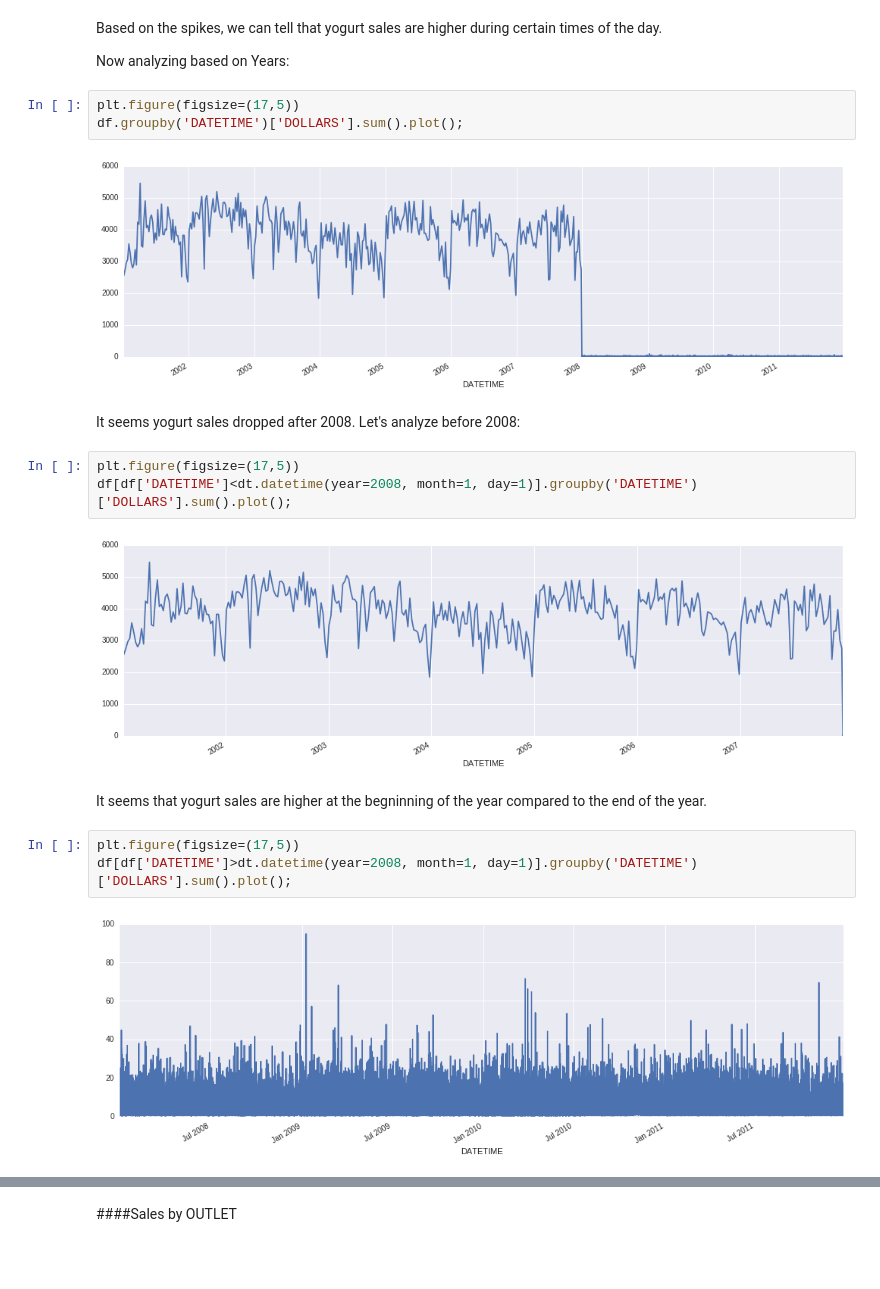
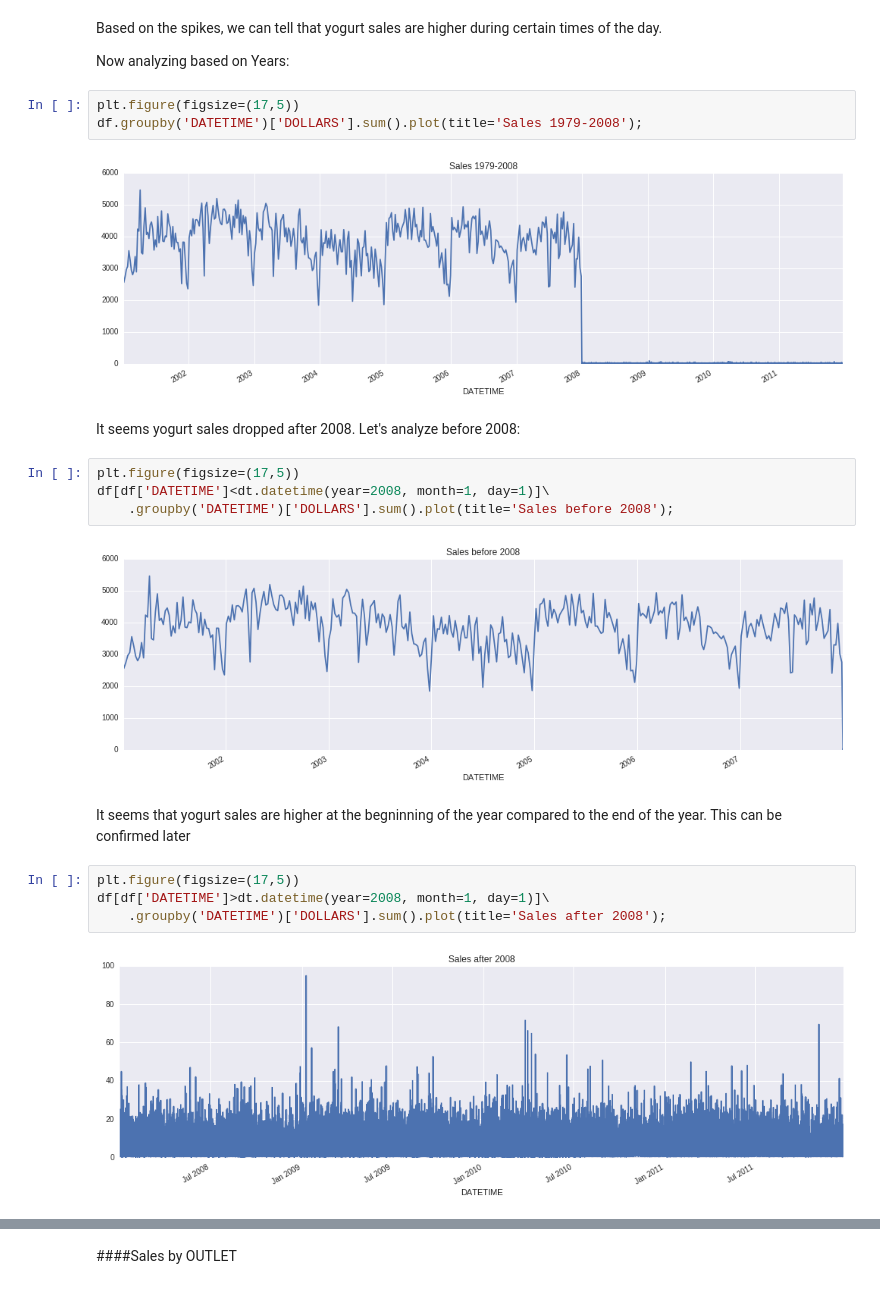
Before and after one commit to mGalarnyk/Machine_Learning_Froyo, a Jupyter notebook: Sadat/IRI_Overview.ipynb, the cells around one changed output, grey strips where cells are left out. Drawn from its saved outputs; the diff is of its cells as text; blank space fills up the shorter version.

```diff
--- a/Sadat/IRI_Overview.ipynb
+++ b/Sadat/IRI_Overview.ipynb
@@ -132,23 +134,25 @@ Based on the spikes, we can tell that yogurt sales are higher during certain tim
 Now analyzing based on Years:
 # %%
 plt.figure(figsize=(17,5))
-df.groupby('DATETIME')['DOLLARS'].sum().plot();
+df.groupby('DATETIME')['DOLLARS'].sum().plot(title='Sales 1979-2008');
 # %% [output]
-[figure, old version]
+[figure, new version]
 # %% [markdown]
 It seems yogurt sales dropped after 2008. Let's analyze before 2008:
 # %%
 plt.figure(figsize=(17,5))
-df[df['DATETIME']<dt.datetime(year=2008, month=1, day=1)].groupby('DATETIME')['DOLLARS'].sum().plot();
+df[df['DATETIME']<dt.datetime(year=2008, month=1, day=1)]\
+    .groupby('DATETIME')['DOLLARS'].sum().plot(title='Sales before 2008');
 # %% [output]
-[figure, old version]
+[figure, new version]
 # %% [markdown]
-It seems that yogurt sales are higher at the begninning of the year compared to the end of the year.
+It seems that yogurt sales are higher at the begninning of the year compared to the end of the year. This can be confirmed later
 # %%
 plt.figure(figsize=(17,5))
-df[df['DATETIME']>dt.datetime(year=2008, month=1, day=1)].groupby('DATETIME')['DOLLARS'].sum().plot();
+df[df['DATETIME']>dt.datetime(year=2008, month=1, day=1)]\
+    .groupby('DATETIME')['DOLLARS'].sum().plot(title='Sales after 2008');
 # %% [output]
-[figure, old version]
+[figure, new version]
 # %% [markdown]
 While there are spikes in sales of yogurt after 2008, there are no observable pattern.
 
```
Also changed, not shown: parts of 11 cells of this notebook.
